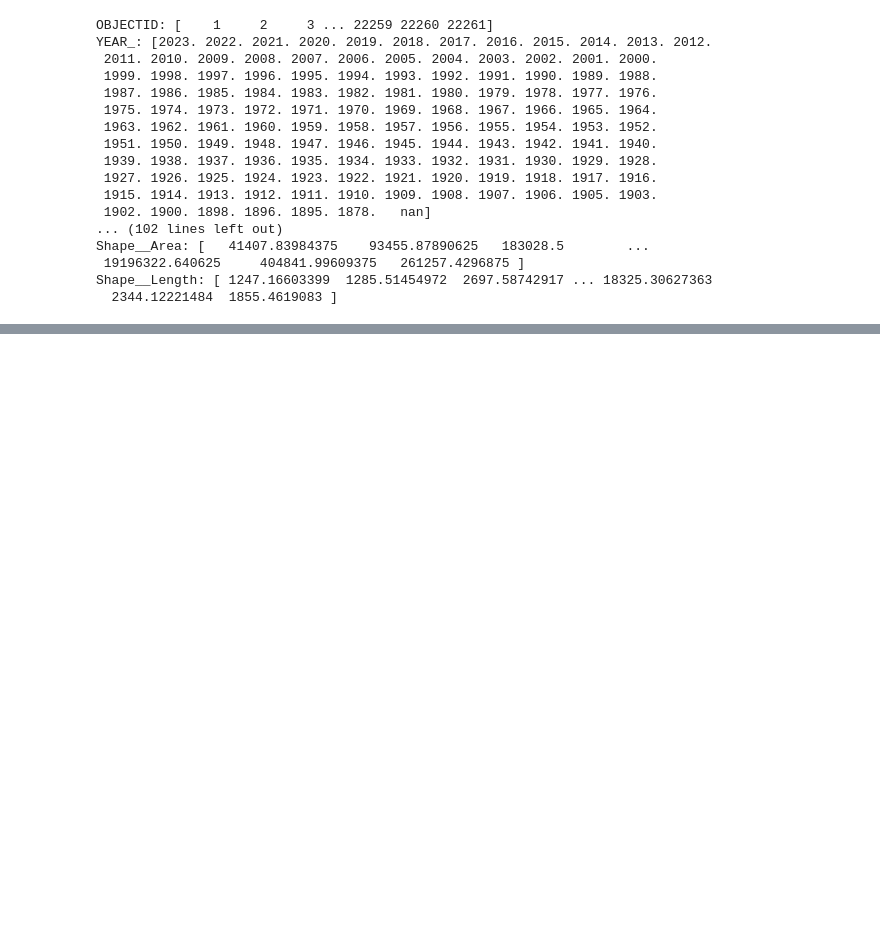
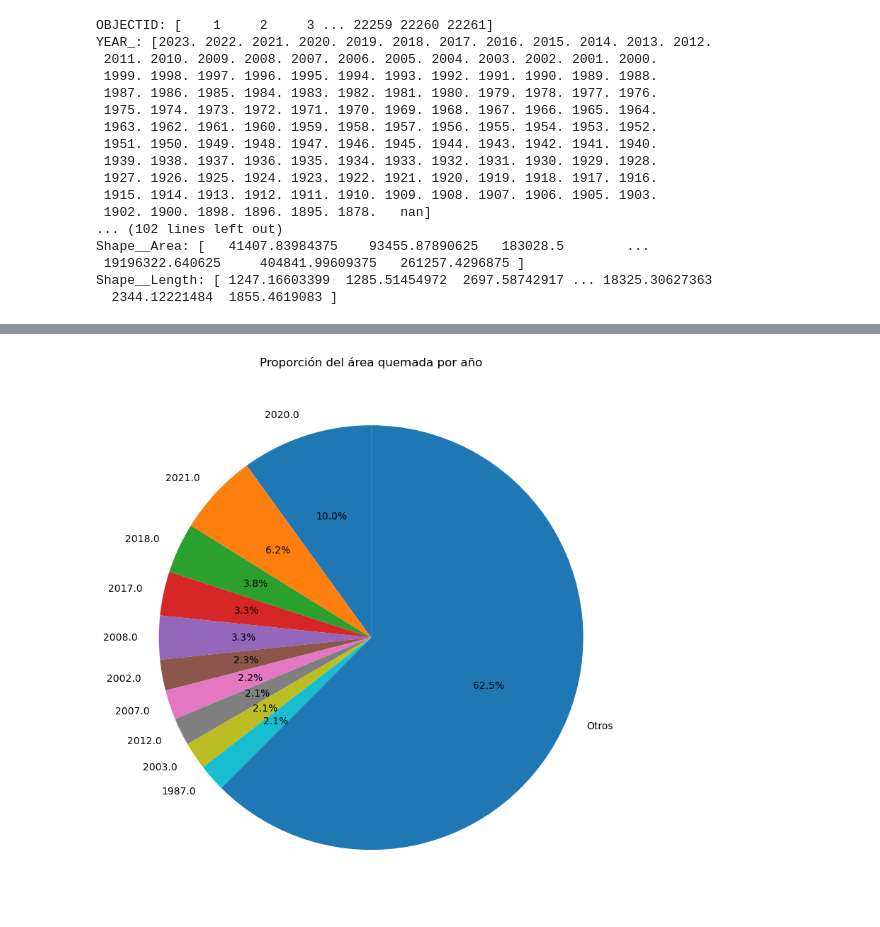
Before and after one commit to Kiki1108/incendios, a Jupyter notebook: analisis_california.ipynb, the cells around one changed output, grey strips where cells are left out. Saved outputs shown, nothing was run; the diff lists cells and outputs as text; code cells hidden in the pictures; blank space fills up the shorter version.

```diff
--- a/analisis_california.ipynb
+++ b/analisis_california.ipynb
@@ -135,0 +163,22 @@ Shape__Length: [ 1247.16603399  1285.51454972  2697.58742917 ... 18325.30627363
+# %%
+# Usamos los datos agrupados que ya tienes
+area_anual = incendios.groupby("YEAR_")["Shape__Area"].sum()
+
+# Ordenamos de mayor a menor para que se vea más claro
+area_anual = area_anual.sort_values(ascending=False)
+
+# Si hay demasiados años, mejor mostrar solo los más relevantes
+top_n = 10
+area_top = area_anual.head(top_n)
+otros = area_anual.iloc[top_n:].sum()
+area_top["Otros"] = otros  # agrupamos los años menores como "Otros"
+
+# Gráfico de torta
+plt.figure(figsize=(8, 8))
+plt.pie(area_top, labels=area_top.index, autopct="%1.1f%%", startangle=90)
+
+plt.title("Proporción del área quemada por año")
+plt.tight_layout()
+plt.show()
+# %% [output]
+[figure, added]
```
Also changed, not shown: parts of 6 cells of this notebook, 1 other file.
